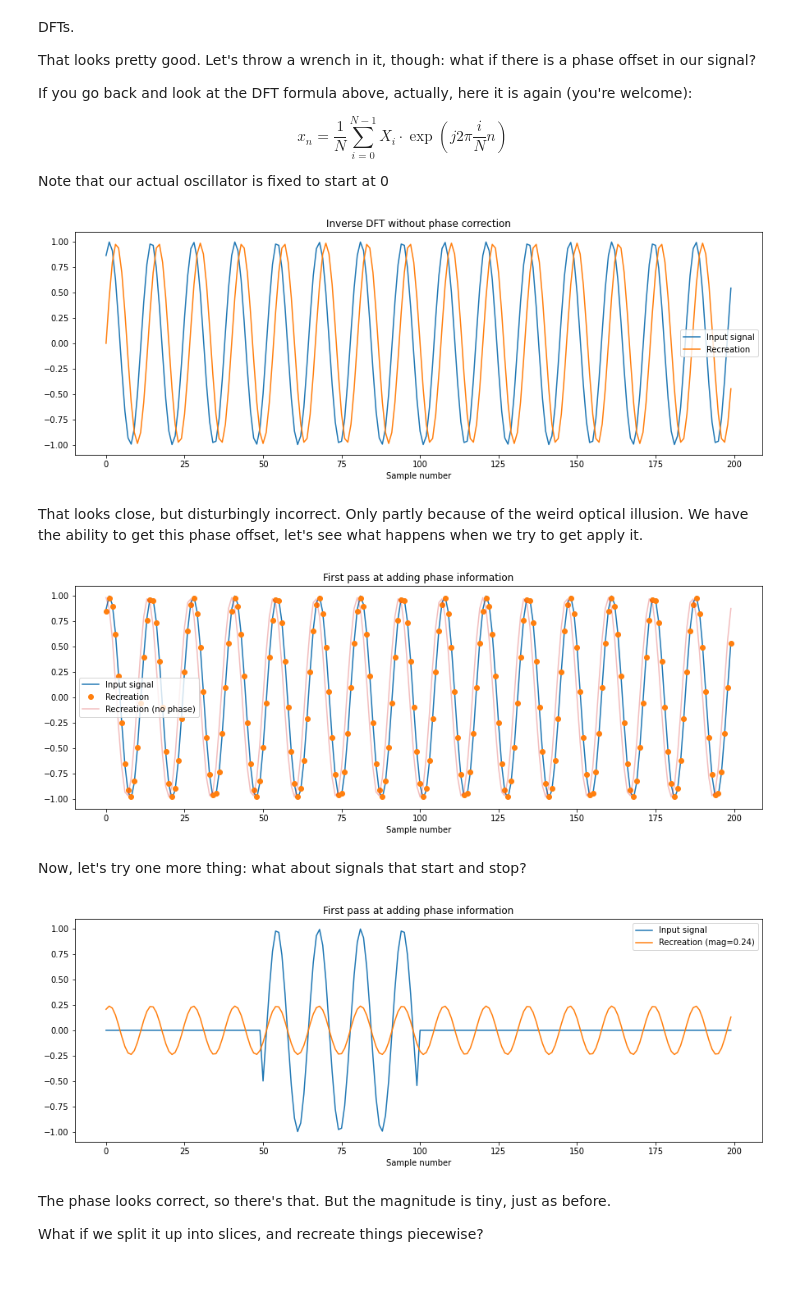
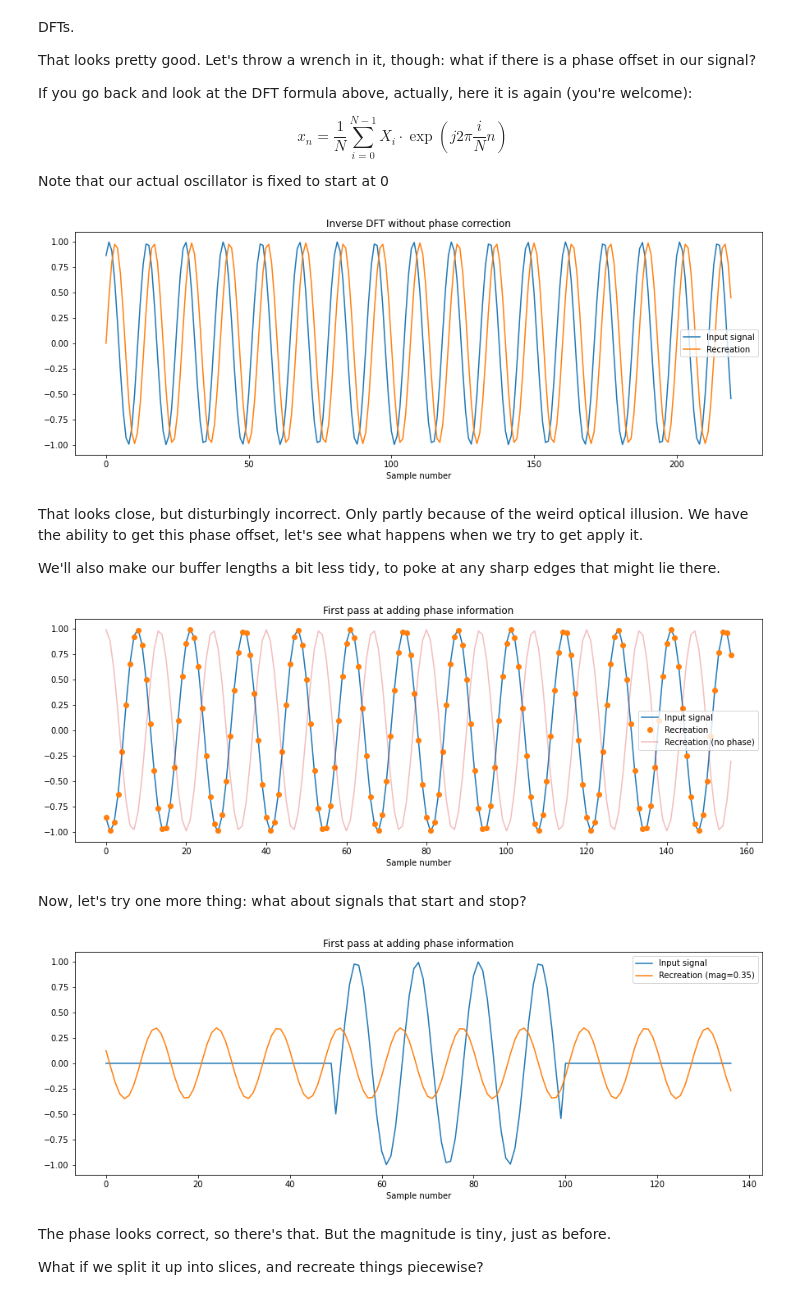
Before and after one commit to jbm9/argali, a Jupyter notebook: code/notebooks/dtmf_filter_design.ipynb, the cells around one changed output. Saved outputs shown, nothing was run; the diff lists cells and outputs as text; code cells hidden in the pictures.

Commit message:
dtmf filter design: slight tweaks to lengths etc

```diff
--- a/code/notebooks/dtmf_filter_design.ipynb
+++ b/code/notebooks/dtmf_filter_design.ipynb
@@ -1587,37 +1587,39 @@ def one_tone_idft_v4():
     Fs = 200
     f_tone = 15
 
-    N = 200
+    N = 220
 
     signal = [0] * N
 
     theta0 = math.pi/3
 
     for i in range(N):
         # Make the whole buffer one tone for now
         signal[i] = math.sin(theta0 + 2*math.pi*f_tone/Fs*i)
 
     goertzel_response_base = one_tone_goertzel_v3(Fs, f_tone, signal)
 
     mag = goertzel_response_base[-1]
     recreation = [ mag*math.sin(2*math.pi*f_tone/Fs*i) for i in range(N) ]
 
     # Gonna do dual axes for legibility
     plot(signal, label='Input signal', color='tab:blue')
     plot(recreation, label='Recreation', color='tab:orange')
 
 
     legend()
 
 
     xlabel('Sample number')
     title('Inverse DFT without phase correction')
 
 one_tone_idft_v4()
 # %% [output]
-[figure, old version]
+[figure, new version]
 # %% [markdown]
 That looks close, but disturbingly incorrect.  Only partly because of the weird optical illusion.  We have the ability to get this phase offset, let's see what happens when we try to get apply it.
+
+We'll also make our buffer lengths a bit less tidy, to poke at any sharp edges that might lie there.
 # %%
 def one_tone_goertzel_v4(Fs: float, f_tone: float, samples: List[int], alpha=1.0) -> List[float]:
     '''Get the *real-normalized* magnitude and phase of our Goertzel filter over a full sample buffer
@@ -1662,7 +1664,7 @@ def one_tone_goertzel_v4(Fs: float, f_tone: float, samples: List[int], alpha=1.0
     res_q = z1 * sin_w
 
     res_mag = math.sqrt(res_i*res_i + res_q*res_q)/N*2
-    phase = math.atan2(res_q, res_i)
+    phase = math.atan2(res_q, res_i) - w*len(samples)
 
     return (res_mag, phase)
 
@@ -1672,11 +1674,11 @@ def one_tone_idft_v5():
     Fs = 200
     f_tone = 15
 
-    N = 200
+    N = 157
 
     signal = [0] * N
 
-    theta0 = math.pi/3
+    theta0 = 4*math.pi/3
 
     for i in range(N):
         # Make the whole buffer one tone for now
@@ -1700,7 +1702,7 @@ def one_tone_idft_v5():
 
 one_tone_idft_v5()
 # %% [output]
-[figure, old version]
+[figure, new version]
 # %% [markdown]
 Now, let's try one more thing: what about signals that start and stop?
 # %%
@@ -1709,7 +1711,7 @@ def one_tone_idft_v6():
     Fs = 200
     f_tone = 15
 
-    N = 200
+    N = 137
 
     signal = [0] * N
 
@@ -1734,7 +1736,7 @@ def one_tone_idft_v6():
 
 one_tone_idft_v6()
 # %% [output]
-[figure, old version]
+[figure, new version]
 # %% [markdown]
 The phase looks correct, so there's that.  But the magnitude is tiny, just as before.
 
```
Also changed, not shown: parts of 2 cells of this notebook.
